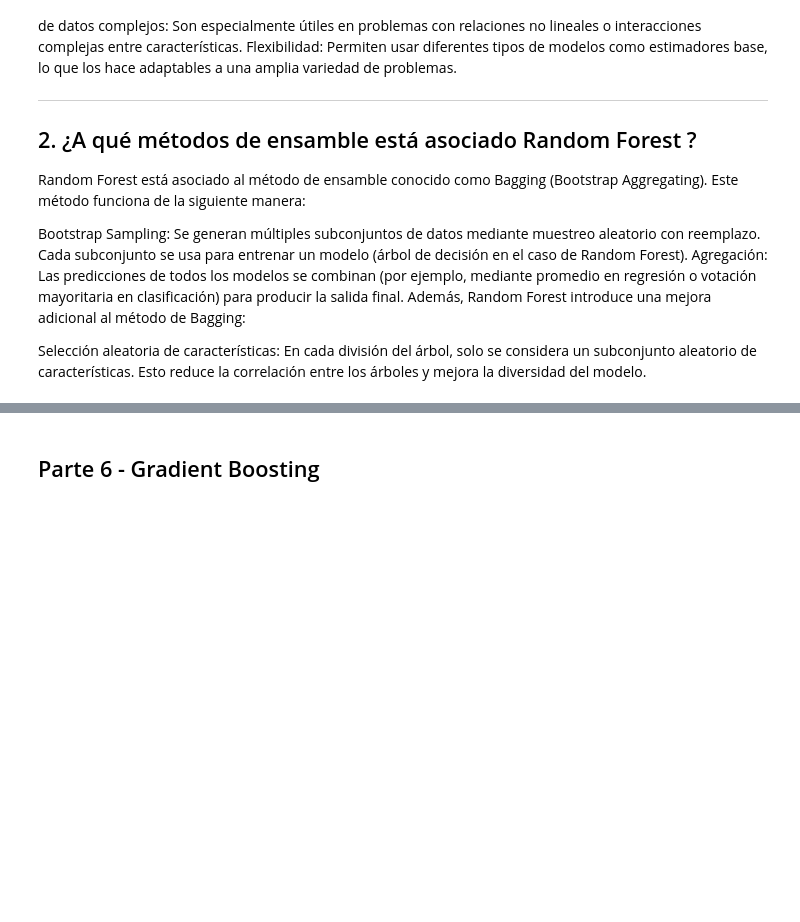
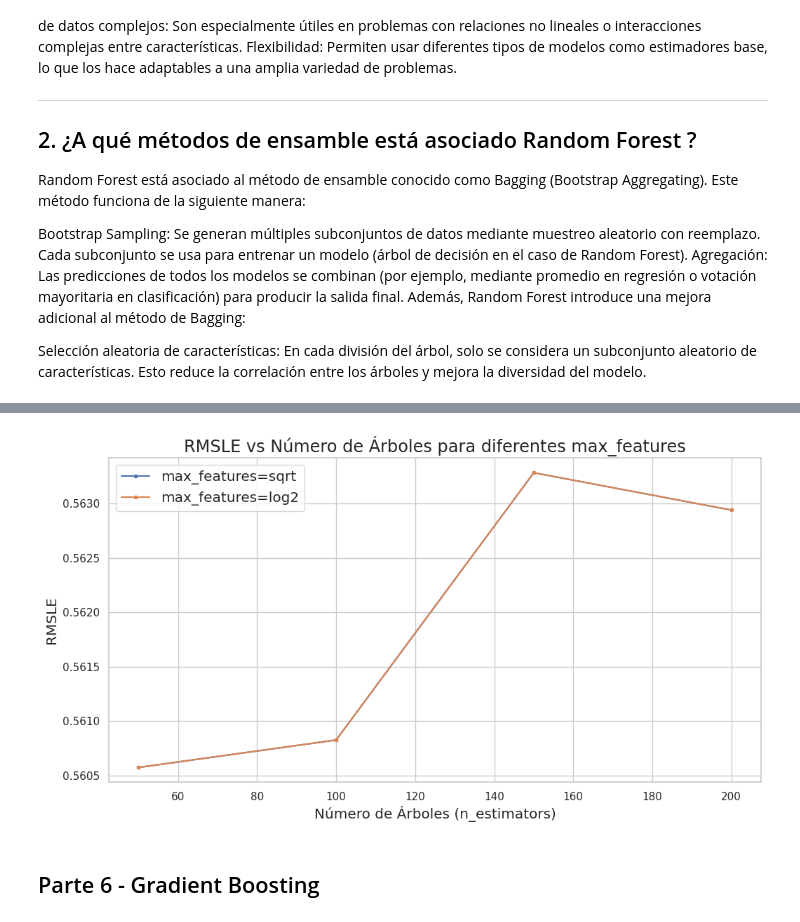
Before and after one commit to Emiliano-Etcheverry/EntregaFinalReactJS, a Jupyter notebook: talleres/taller3_demanda_de_bicicletas.ipynb, the cells around one changed output, grey strips where cells are left out. Drawn from its saved outputs; the diff is of its cells as text; code cells hidden in the pictures; blank space fills up the shorter version.

```diff
--- a/talleres/taller3_demanda_de_bicicletas.ipynb
+++ b/talleres/taller3_demanda_de_bicicletas.ipynb
@@ -970,3 +1092,31 @@ Valor común: -1 (usa todos los núcleos disponibles).
+# %%
+# Convertir las listas de scores en arrays para facilitar su manejo
+rmsle_train_scores = np.array(rmsle_train_scores).reshape(len(n_estimators_values), len(max_features_values))
+rmsle_val_scores = np.array(rmsle_val_scores).reshape(len(n_estimators_values), len(max_features_values))
+
+# Graficar los resultados
+plt.figure(figsize=(12, 6))
+
+for i, max_features in enumerate(max_features_values):
+    plt.plot(n_estimators_values, rmsle_val_scores[:, i], '.-', label=f'max_features={max_features}')
+
+# Agregar bandas de desviación estándar
+std_rmsle_val = rmsle_val_scores.std(axis=1)  # Desviación estándar para validación (calculada por n_estimators)
+mean_rmsle_val = rmsle_val_scores.mean(axis=1)  # Media para validación (calculada por n_estimators)
+plt.fill_between(n_estimators_values,
+                 mean_rmsle_val + std_rmsle_val,
+                 mean_rmsle_val - std_rmsle_val,
+                 alpha=0.2, color='gray')
+
+# Configurar etiquetas y título
+plt.xlabel('Número de Árboles (n_estimators)', fontsize='large')
+plt.ylabel('RMSLE', fontsize='large')
+plt.title('RMSLE vs Número de Árboles para diferentes max_features', fontsize='x-large')
+plt.legend(fontsize='large')
+plt.grid(True)
+plt.show()
+# %% [output]
+[figure, added]
 # %% [markdown]
 ## Parte 6 - Gradient Boosting
 # %% [markdown]
```
Also changed, not shown: parts of 3 cells of this notebook.
